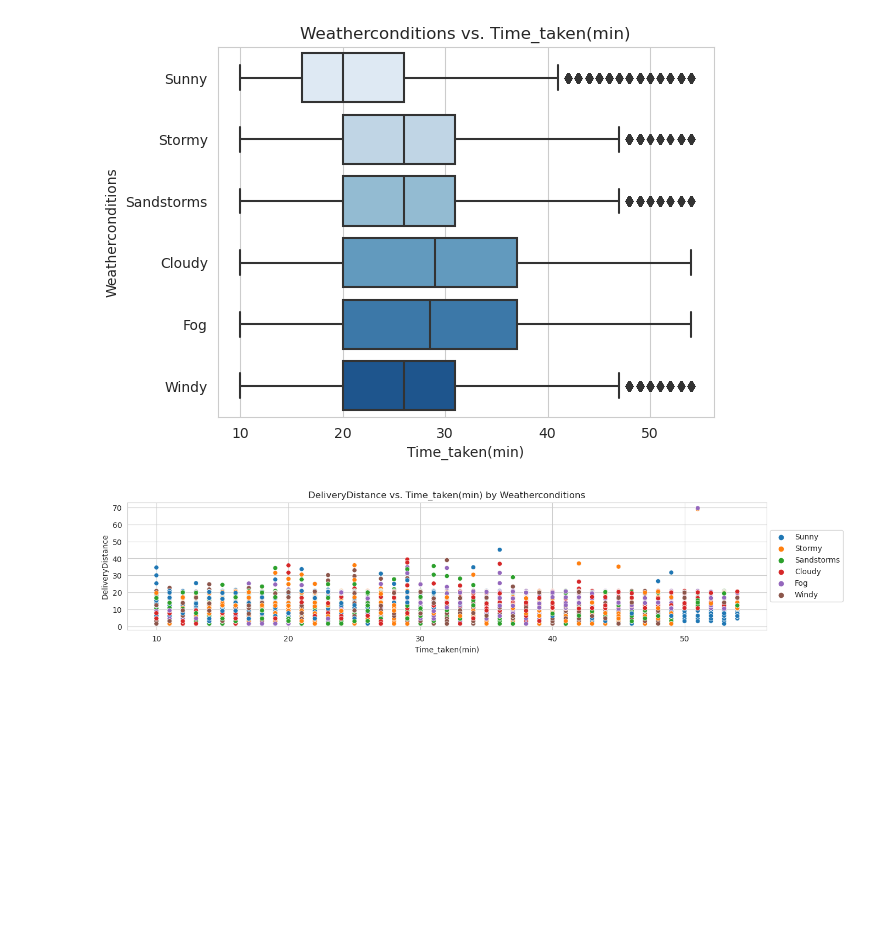
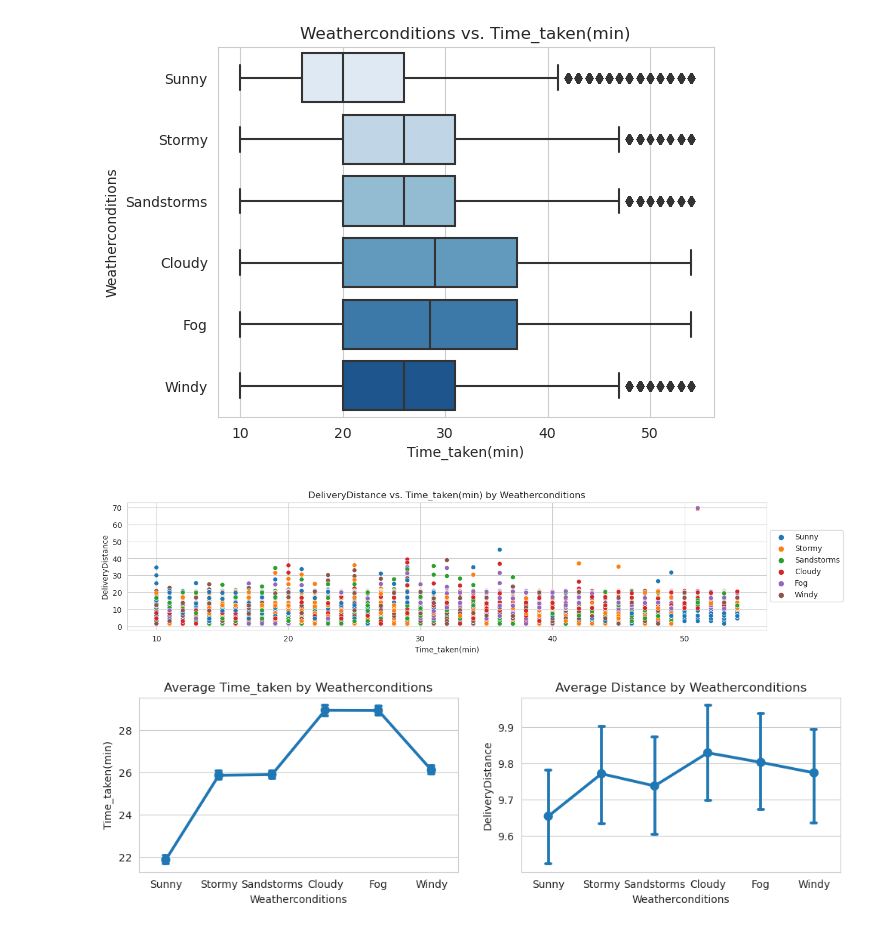
Before and after one commit to liamarguedas/uber-eats-delivery-time, a Jupyter notebook: notebooks/analyze-and-explore-data.ipynb, the cells around one changed output. Drawn from its saved outputs; the diff is of its cells as text; code cells hidden in the pictures; blank space fills up the shorter version.

```diff
--- a/notebooks/analyze-and-explore-data.ipynb
+++ b/notebooks/analyze-and-explore-data.ipynb
@@ -711,3 +711,13 @@ plt.title('DeliveryDistance vs. Time_taken(min) by Weatherconditions');
 plt.legend(loc = 'center left', bbox_to_anchor = (1, 0.5));
 # %% [output]
 [figure]
+# %%
+fig, (ax1, ax2) = plt.subplots(ncols = 2, nrows = 1, figsize = (12, 3))
+
+sns.pointplot(data = data, x = 'Weatherconditions', y = 'Time_taken(min)', capsize = .1, ax = ax1)
+ax1.set_title('Average Time_taken by Weatherconditions')
+
+sns.pointplot(data = data, x = 'Weatherconditions', y = 'DeliveryDistance', capsize = .1, ax = ax2)
+ax2.set_title('Average Distance by Weatherconditions');
+# %% [output]
+[figure, added]
```
Also changed, not shown: parts of 7 cells of this notebook.
